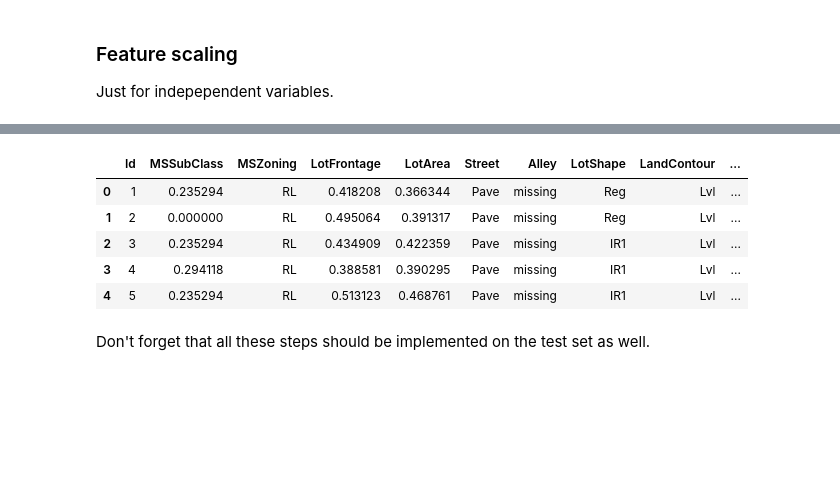
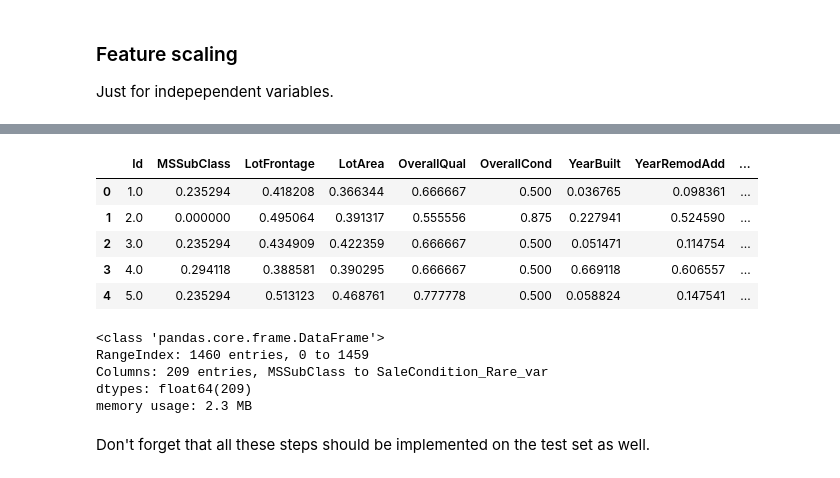
Before and after one commit to kavehnamvar/ML-pipeline-House-price, a Jupyter notebook: 2_feature enginearing.ipynb, the cells around one changed output, grey strips where cells are left out. Drawn from its saved outputs; the diff is of its cells as text; code cells hidden in the pictures; blank space fills up the shorter version.

```diff
--- a/2_feature enginearing.ipynb
+++ b/2_feature enginearing.ipynb
@@ -422,0 +437,5 @@ In neighborhood the second value is Rare_var.
+# %%
+categorical_features = [feature for feature in data.columns if data[feature].dtype == 'O']
+data_encoded = pd.get_dummies(data,columns=categorical_features, drop_first=True)
+data_encoded = data_encoded.astype(float)
+data_encoded.head()
@@ -451,13 +465,13 @@ from sklearn.preprocessing import MinMaxScaler
 scaler = MinMaxScaler()
 
 # Fit and transform the numerical features
-data[feature_scale] = scaler.fit_transform(data[feature_scale])
+data_encoded[feature_scale] = scaler.fit_transform(data_encoded[feature_scale])
 # %%
-data.head()
+data_encoded.head()
 # %% [output]
-|  | Id | MSSubClass | MSZoning | LotFrontage | LotArea | Street | Alley | LotShape | LandContour | ... |
-| 0 | 1 | 0.235294 | RL | 0.418208 | 0.366344 | Pave | missing | Reg | Lvl | ... |
-| 1 | 2 | 0.000000 | RL | 0.495064 | 0.391317 | Pave | missing | Reg | Lvl | ... |
-| 2 | 3 | 0.235294 | RL | 0.434909 | 0.422359 | Pave | missing | IR1 | Lvl | ... |
-| 3 | 4 | 0.294118 | RL | 0.388581 | 0.390295 | Pave | missing | IR1 | Lvl | ... |
-| 4 | 5 | 0.235294 | RL | 0.513123 | 0.468761 | Pave | missing | IR1 | Lvl | ... |
+|  | Id | MSSubClass | LotFrontage | LotArea | OverallQual | OverallCond | YearBuilt | YearRemodAdd | ... |
+| 0 | 1.0 | 0.235294 | 0.418208 | 0.366344 | 0.666667 | 0.500 | 0.036765 | 0.098361 | ... |
+| 1 | 2.0 | 0.000000 | 0.495064 | 0.391317 | 0.555556 | 0.875 | 0.227941 | 0.524590 | ... |
+| 2 | 3.0 | 0.235294 | 0.434909 | 0.422359 | 0.666667 | 0.500 | 0.051471 | 0.114754 | ... |
+| 3 | 4.0 | 0.294118 | 0.388581 | 0.390295 | 0.666667 | 0.500 | 0.669118 | 0.606557 | ... |
+| 4 | 5.0 | 0.235294 | 0.513123 | 0.468761 | 0.777778 | 0.500 | 0.058824 | 0.147541 | ... |
@@ -466,2 +483,10 @@ data.to_csv('X_train.csv', index=False)
+# %%
+data_encoded.info()
+# %% [output]
+<class 'pandas.core.frame.DataFrame'>
+RangeIndex: 1460 entries, 0 to 1459
+Columns: 209 entries, MSSubClass to SaleCondition_Rare_var
+dtypes: float64(209)
+memory usage: 2.3 MB
 # %% [markdown]
 Don't forget that all these steps should be implemented on the test set as well.
```
Also changed, not shown: parts of 9 cells of this notebook, 4 other files.
